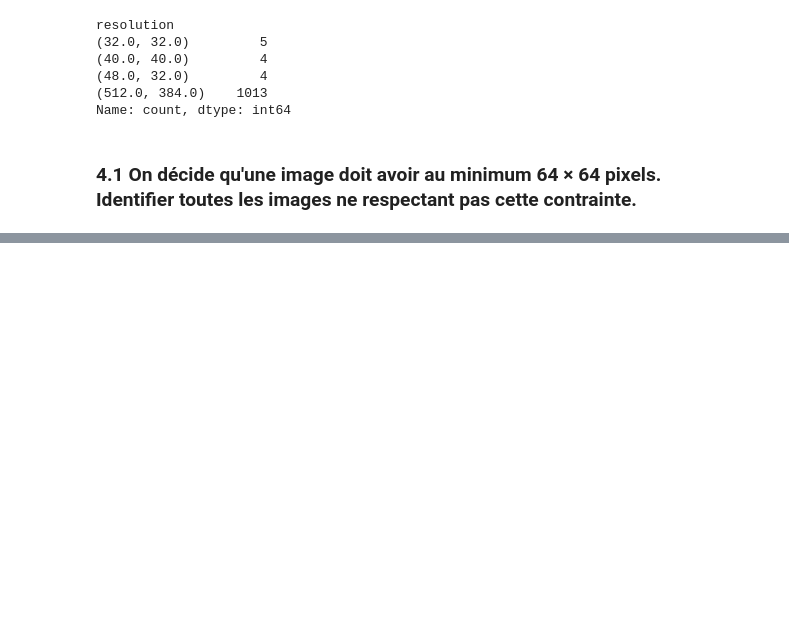
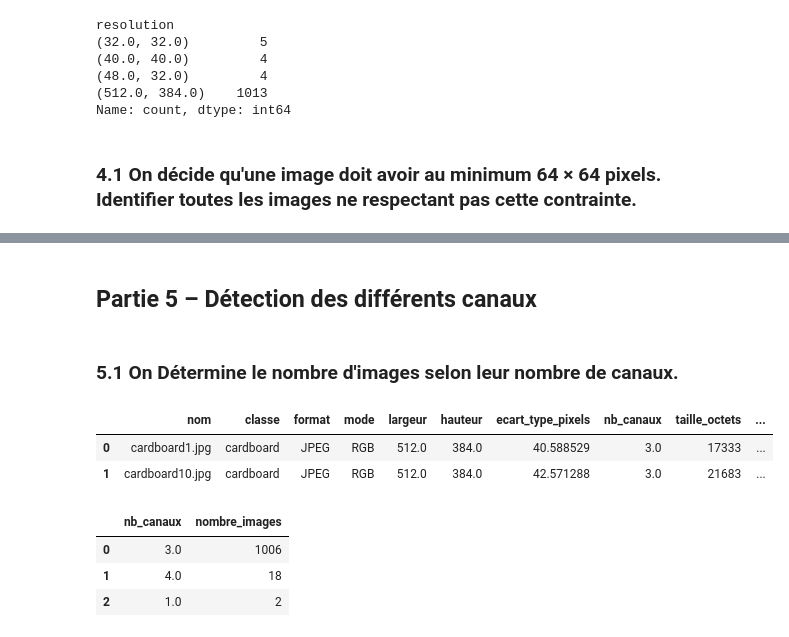
Before and after one commit to Alassanee/atelier_prepa_donnees_image, a Jupyter notebook: notebooks/atelier_prepa_donnees_images.ipynb, the cells around one changed output, grey strips where cells are left out. Cells and saved outputs as stored; diff of their text form; code cells hidden in the pictures; blank space fills up the shorter version.

Commit message:
Partie 5: nombre d'image selon le nombre de canaux

```diff
--- a/notebooks/atelier_prepa_donnees_images.ipynb
+++ b/notebooks/atelier_prepa_donnees_images.ipynb
@@ -235,3 +235,23 @@ On a 13 images qui ne respecte pas cette condition
 | 507 | paper10.jpg | paper | JPEG | RGB | 32.0 | 32.0 | 62.632388 | 3.0 | 1256 | ... |
 | 707 | paper54.jpg | paper | JPEG | RGB | 40.0 | 40.0 | 32.013888 | 3.0 | 1079 | ... |
 | 718 | paper64.jpg | paper | JPEG | RGB | 48.0 | 32.0 | 48.430448 | 3.0 | 1487 | ... |
+# %% [markdown]
+## **Partie 5 – Détection des différents canaux**
+# %% [markdown]
+### **5.1 On Détermine le nombre d'images selon leur nombre de canaux.**
+# %%
+images_valides.head(2)
+# %% [output]
+|  | nom | classe | format | mode | largeur | hauteur | ecart_type_pixels | nb_canaux | taille_octets | ... |
+| 0 | cardboard1.jpg | cardboard | JPEG | RGB | 512.0 | 384.0 | 40.588529 | 3.0 | 17333 | ... |
+| 1 | cardboard10.jpg | cardboard | JPEG | RGB | 512.0 | 384.0 | 42.571288 | 3.0 | 21683 | ... |
+# %%
+image_par_canaux = images_valides['nb_canaux'].value_counts().reset_index()
+image_par_canaux.columns = ['nb_canaux', 'nombre_images']
+
+image_par_canaux
+# %% [output]
+|  | nb_canaux | nombre_images |
+| 0 | 3.0 | 1006 |
+| 1 | 4.0 | 18 |
+| 2 | 1.0 | 2 |
```
